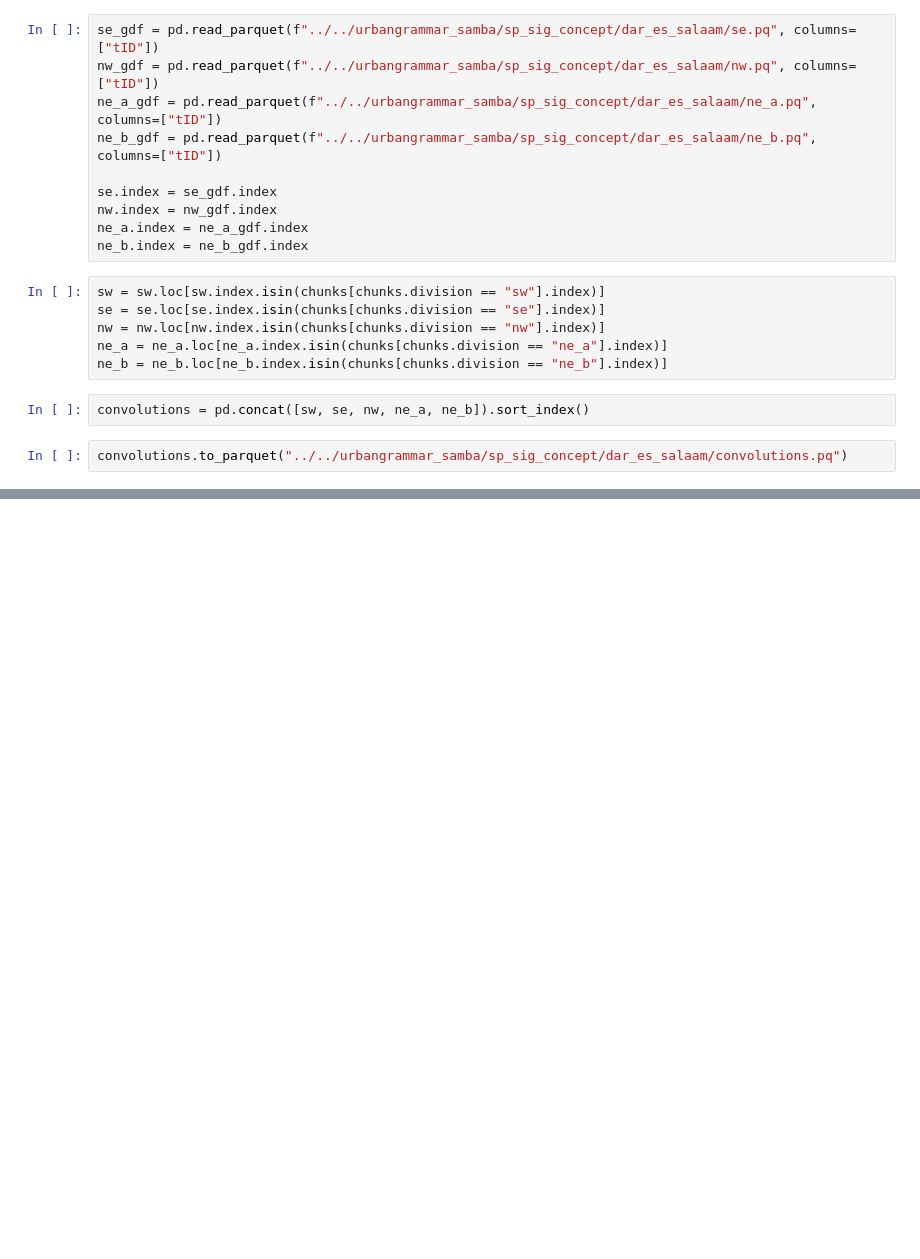
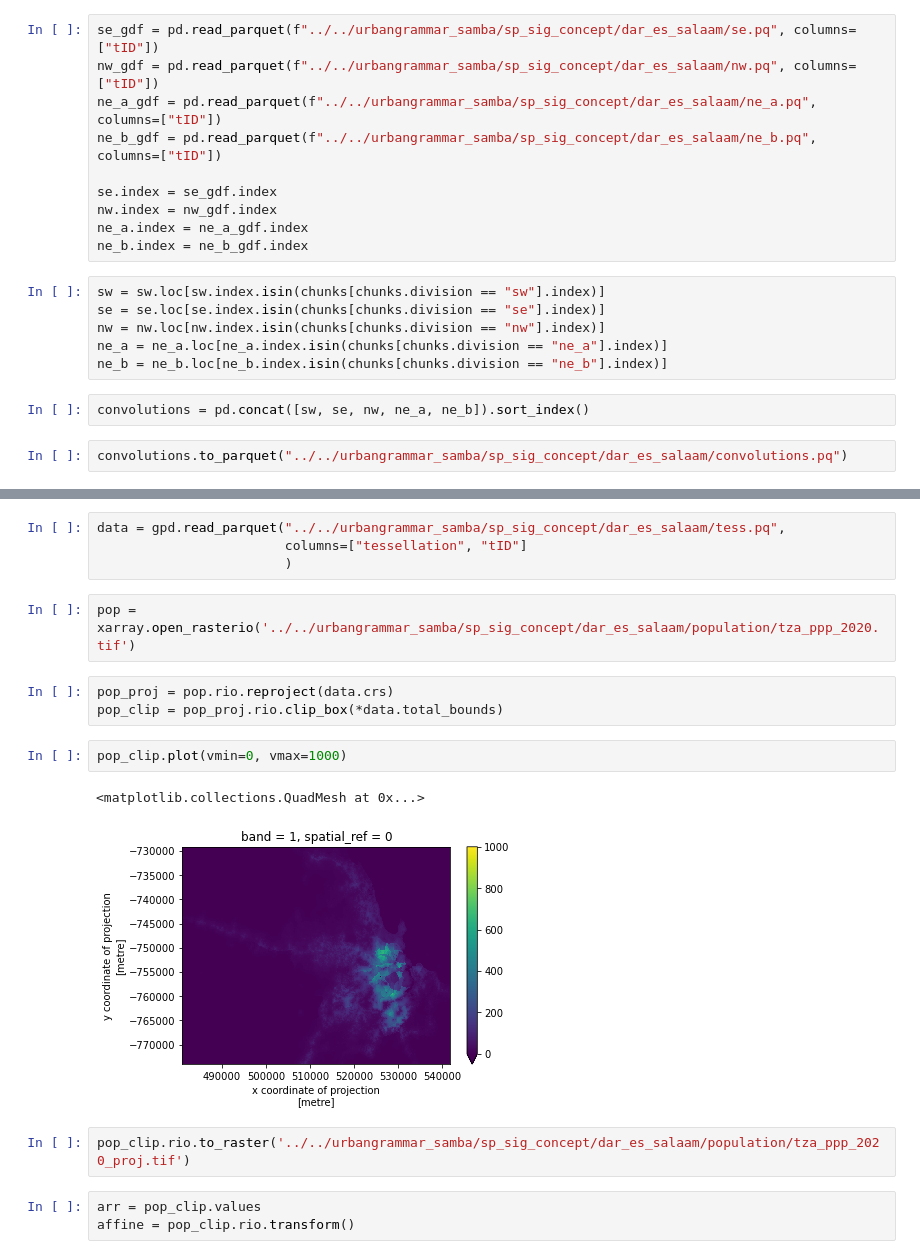
Before and after one commit to urbangrammarai/spatial_signatures_concept, a Jupyter notebook: code/dar_es_salaam.ipynb, the cells around one changed output, grey strips where cells are left out. Drawn from its saved outputs; the diff is of its cells as text; blank space fills up the shorter version.

```diff
--- a/code/dar_es_salaam.ipynb
+++ b/code/dar_es_salaam.ipynb
@@ -856,0 +875,19 @@ convolutions.to_parquet("../../urbangrammar_samba/sp_sig_concept/dar_es_salaam/c
+# %%
+data = gpd.read_parquet("../../urbangrammar_samba/sp_sig_concept/dar_es_salaam/tess.pq",
+                        columns=["tessellation", "tID"]
+                        )
+# %%
+pop = xarray.open_rasterio('../../urbangrammar_samba/sp_sig_concept/dar_es_salaam/population/tza_ppp_2020.tif')
+# %%
+pop_proj = pop.rio.reproject(data.crs)
+pop_clip = pop_proj.rio.clip_box(*data.total_bounds)
+# %%
+pop_clip.plot(vmin=0, vmax=1000)
+# %% [output]
+<matplotlib.collections.QuadMesh at 0x...>
+[figure, added]
+# %%
+pop_clip.rio.to_raster('../../urbangrammar_samba/sp_sig_concept/dar_es_salaam/population/tza_ppp_2020_proj.tif')
+# %%
+arr = pop_clip.values
+affine = pop_clip.rio.transform()
```
Also changed, not shown: parts of 37 cells of this notebook, 3 other files.
